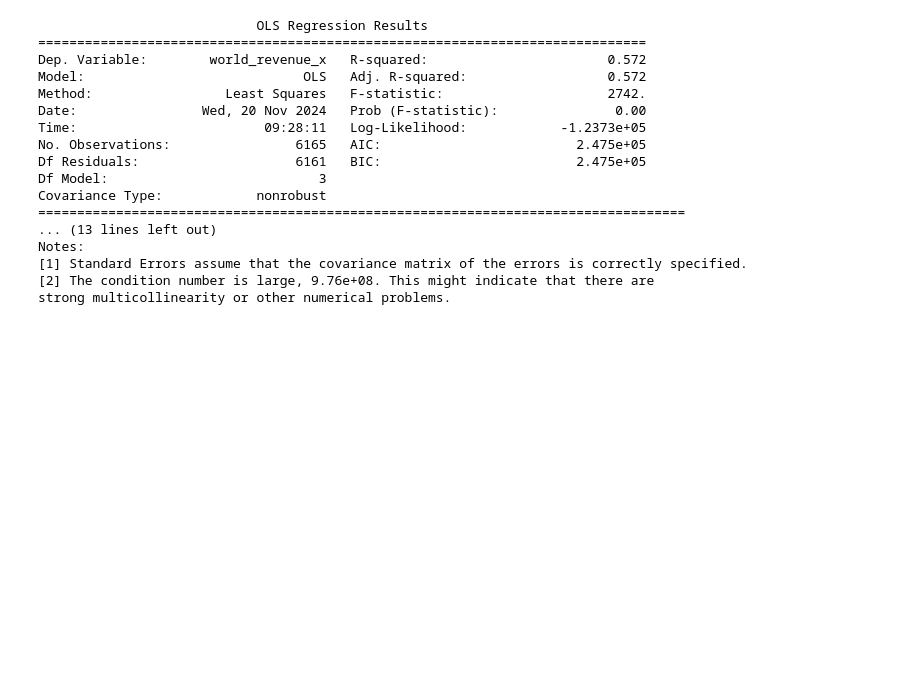
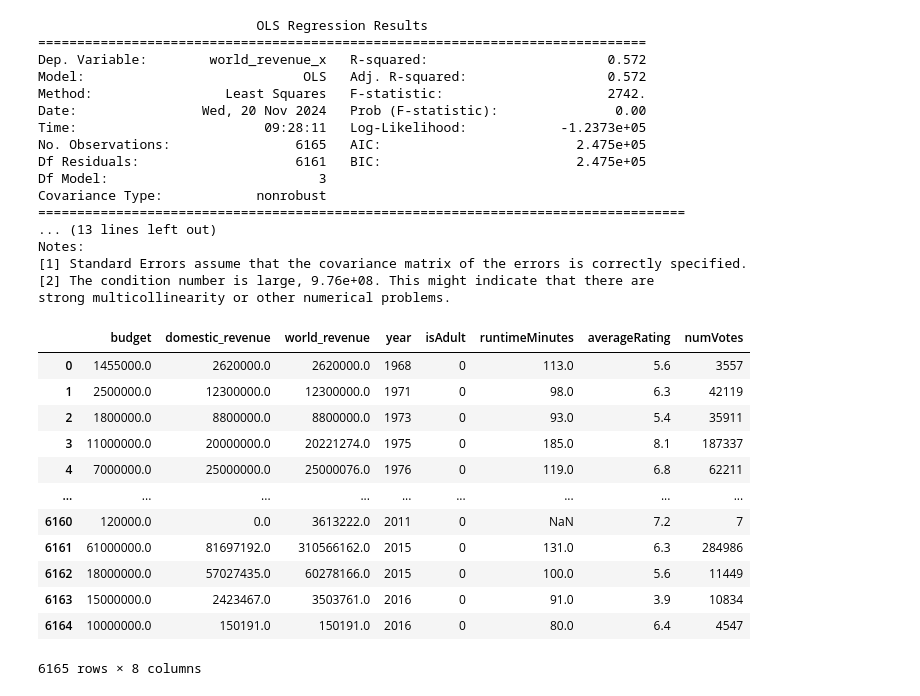
Before and after one commit to ParkerHar/Popular-Movie-Analysis, a Jupyter notebook: NoteBooks/Model.ipynb, the cells around one changed output. Cells and saved outputs as stored; diff of their text form; code cells hidden in the pictures; blank space fills up the shorter version.

```diff
--- a/NoteBooks/Model.ipynb
+++ b/NoteBooks/Model.ipynb
@@ -452,3 +452,20 @@ Notes:
 [1] Standard Errors assume that the covariance matrix of the errors is correctly specified.
 [2] The condition number is large, 9.76e+08. This might indicate that there are
 strong multicollinearity or other numerical problems.
+# %%
+feature = pd.read_csv('Data/model.csv')
+feature
+# %% [output]
+|  | budget | domestic_revenue | world_revenue | year | isAdult | runtimeMinutes | averageRating | numVotes |
+| 0 | 1455000.0 | 2620000.0 | 2620000.0 | 1968 | 0 | 113.0 | 5.6 | 3557 |
+| 1 | 2500000.0 | 12300000.0 | 12300000.0 | 1971 | 0 | 98.0 | 6.3 | 42119 |
+| 2 | 1800000.0 | 8800000.0 | 8800000.0 | 1973 | 0 | 93.0 | 5.4 | 35911 |
+| 3 | 11000000.0 | 20000000.0 | 20221274.0 | 1975 | 0 | 185.0 | 8.1 | 187337 |
+| 4 | 7000000.0 | 25000000.0 | 25000076.0 | 1976 | 0 | 119.0 | 6.8 | 62211 |
+| ... | ... | ... | ... | ... | ... | ... | ... | ... |
+| 6160 | 120000.0 | 0.0 | 3613222.0 | 2011 | 0 | NaN | 7.2 | 7 |
+| 6161 | 61000000.0 | 81697192.0 | 310566162.0 | 2015 | 0 | 131.0 | 6.3 | 284986 |
+| 6162 | 18000000.0 | 57027435.0 | 60278166.0 | 2015 | 0 | 100.0 | 5.6 | 11449 |
+| 6163 | 15000000.0 | 2423467.0 | 3503761.0 | 2016 | 0 | 91.0 | 3.9 | 10834 |
+| 6164 | 10000000.0 | 150191.0 | 150191.0 | 2016 | 0 | 80.0 | 6.4 | 4547 |
+6165 rows × 8 columns
```
